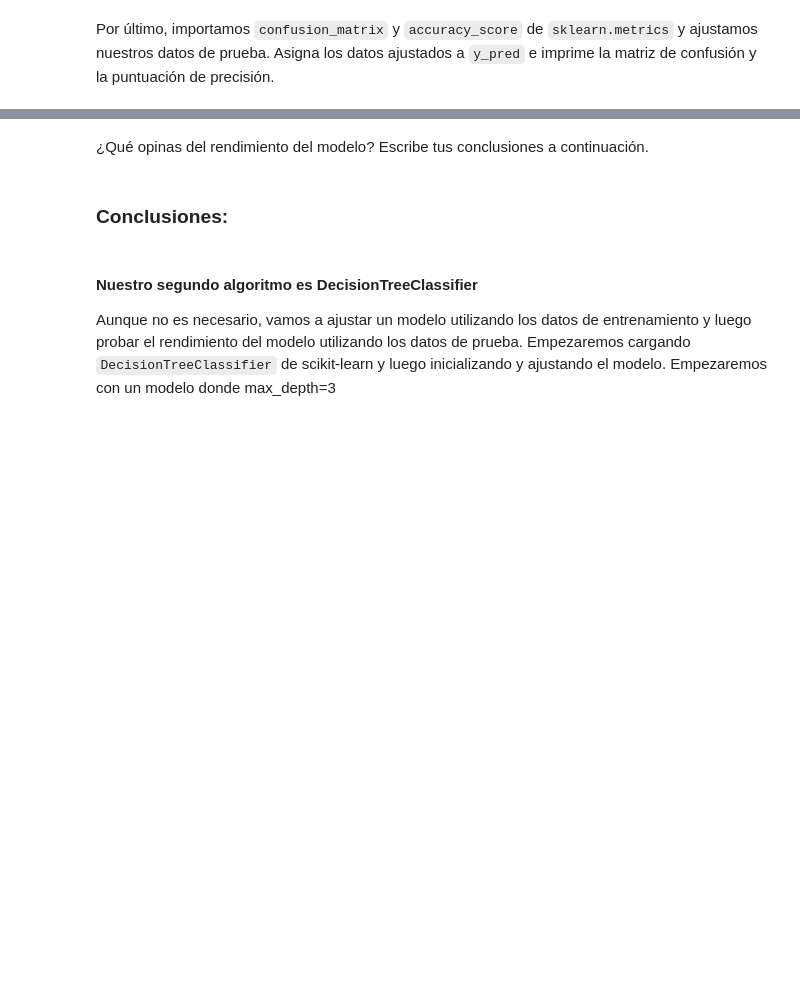
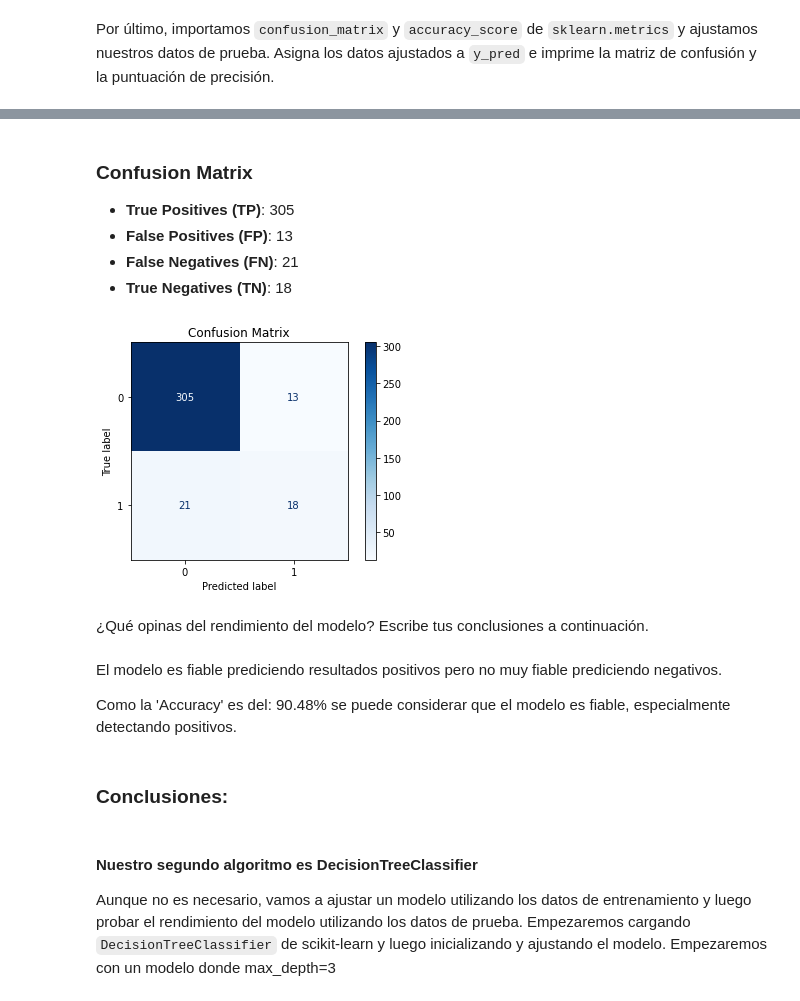
Before and after one commit to ivanseldas/lab-supervised-learning-es, a Jupyter notebook: your-code/main_esp.ipynb, the cells around one changed output, grey strips where cells are left out. Cells and saved outputs as stored; diff of their text form; code cells hidden in the pictures; blank space fills up the shorter version.

```diff
--- a/your-code/main_esp.ipynb
+++ b/your-code/main_esp.ipynb
@@ -604,2 +689,6 @@ El primer modelo que utilizaremos en este laboratorio es la regresión logístic
+# %%
+from sklearn.linear_model import LogisticRegression
+
+model_log = LogisticRegression()
 # %% [markdown]
 A continuación, ajustamos el modelo a nuestros datos de entrenamiento. Ya hemos separado nuestros datos en 4 partes. Utilízalos en tu modelo.
@@ -607,0 +695,2 @@ A continuación, ajustamos el modelo a nuestros datos de entrenamiento. Ya hemos
+# %%
+model_log.fit(X_train, y_train)
@@ -608,2 +706,4 @@ A continuación, ajustamos el modelo a nuestros datos de entrenamiento. Ya hemos
+# %%
+y_pred = model_log.predict(X_test)
 # %% [markdown]
 Por último, importamos `confusion_matrix` y `accuracy_score` de `sklearn.metrics` y ajustamos nuestros datos de prueba. Asigna los datos ajustados a `y_pred` e imprime la matriz de confusión y la puntuación de precisión.
@@ -611,0 +710,7 @@ Por último, importamos `confusion_matrix` y `accuracy_score` de `sklearn.metric
+# %%
+from sklearn.metrics import confusion_matrix, accuracy_score, ConfusionMatrixDisplay
+
+cm = confusion_matrix(y_test, y_pred)
+accuracy = accuracy_score(y_test, y_pred)
+
+print(cm, accuracy)
@@ -612,5 +728,51 @@ Por último, importamos `confusion_matrix` y `accuracy_score` de `sklearn.metric
+# %%
+disp = ConfusionMatrixDisplay(confusion_matrix=cm)
+
+disp.plot(cmap=plt.cm.Blues)
+plt.title('Confusion Matrix')
+
+
+# Crear la cadena de Markdown
+markdown_text = f"""
+### Confusion Matrix
+- **True Positives (TP)**: {cm[0][0]}
+- **False Positives (FP)**: {cm[0][1]}
+- **False Negatives (FN)**: {cm[1][0]}
+- **True Negatives (TN)**: {cm[1][1]}
+"""
+
+from IPython.display import display, Markdown
+
+# Mostrar la cadena de Markdown
+display(Markdown(markdown_text))
+
+plt.show()
+# %% [output]
+
+### Confusion Matrix
+- **True Positives (TP)**: 305
+- **False Positives (FP)**: 13
+- **False Negatives (FN)**: 21
+- **True Negatives (TN)**: 18
+[figure, added]
 # %% [markdown]
 ¿Qué opinas del rendimiento del modelo? Escribe tus conclusiones a continuación.
+# %%
+markdown_text = f"""
+
+El modelo es fiable prediciendo resultados positivos pero no muy fiable prediciendo negativos.
+
+Como la 'Accuracy' es del: {(accuracy * 100): .2f}% se puede considerar que el modelo es fiable, especialmente detectando positivos.
+
+"""
+
+display(Markdown(markdown_text))
+# %% [output]
+
+
+El modelo es fiable prediciendo resultados positivos pero no muy fiable prediciendo negativos.
+
+Como la 'Accuracy' es del:  90.48% se puede considerar que el modelo es fiable, especialmente detectando positivos.
 # %% [markdown]
 ### Conclusiones:
 # %% [markdown]
```
Also changed, not shown: parts of 31 cells of this notebook.
